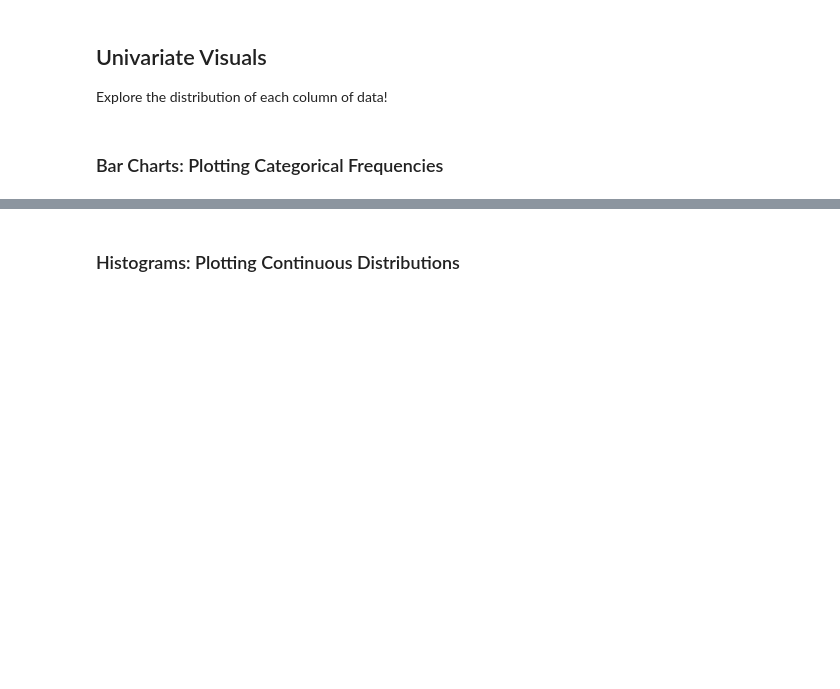
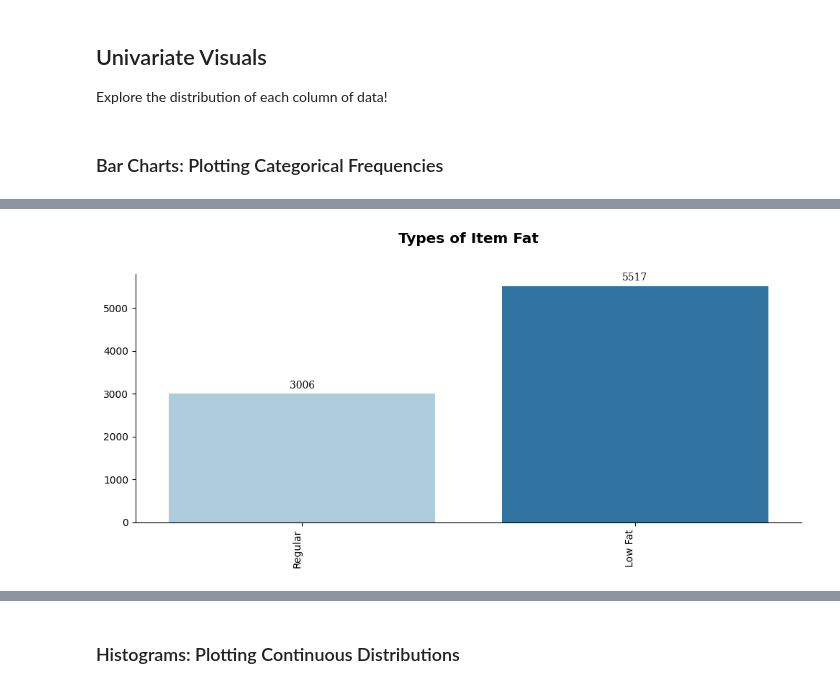
Before and after one commit to QianFu520/Food-Sales-Predictions, a Jupyter notebook: Part 2-Visualizations for Exploratory Data Analysis (EDA).ipynb, the cells around one changed output, grey strips where cells are left out. Drawn from its saved outputs; the diff is of its cells as text; code cells hidden in the pictures; blank space fills up the shorter version.

```diff
--- a/Part 2-Visualizations for Exploratory Data Analysis (EDA).ipynb
+++ b/Part 2-Visualizations for Exploratory Data Analysis (EDA).ipynb
@@ -209,0 +156,4 @@ plt.show()
+# %%
+fat_type_fig,ax = bar_charts(df, 'Item_Fat_Content', 'Item Fat')
+# %% [output]
+[figure, added]
```
Also changed, not shown: parts of 33 cells of this notebook.
